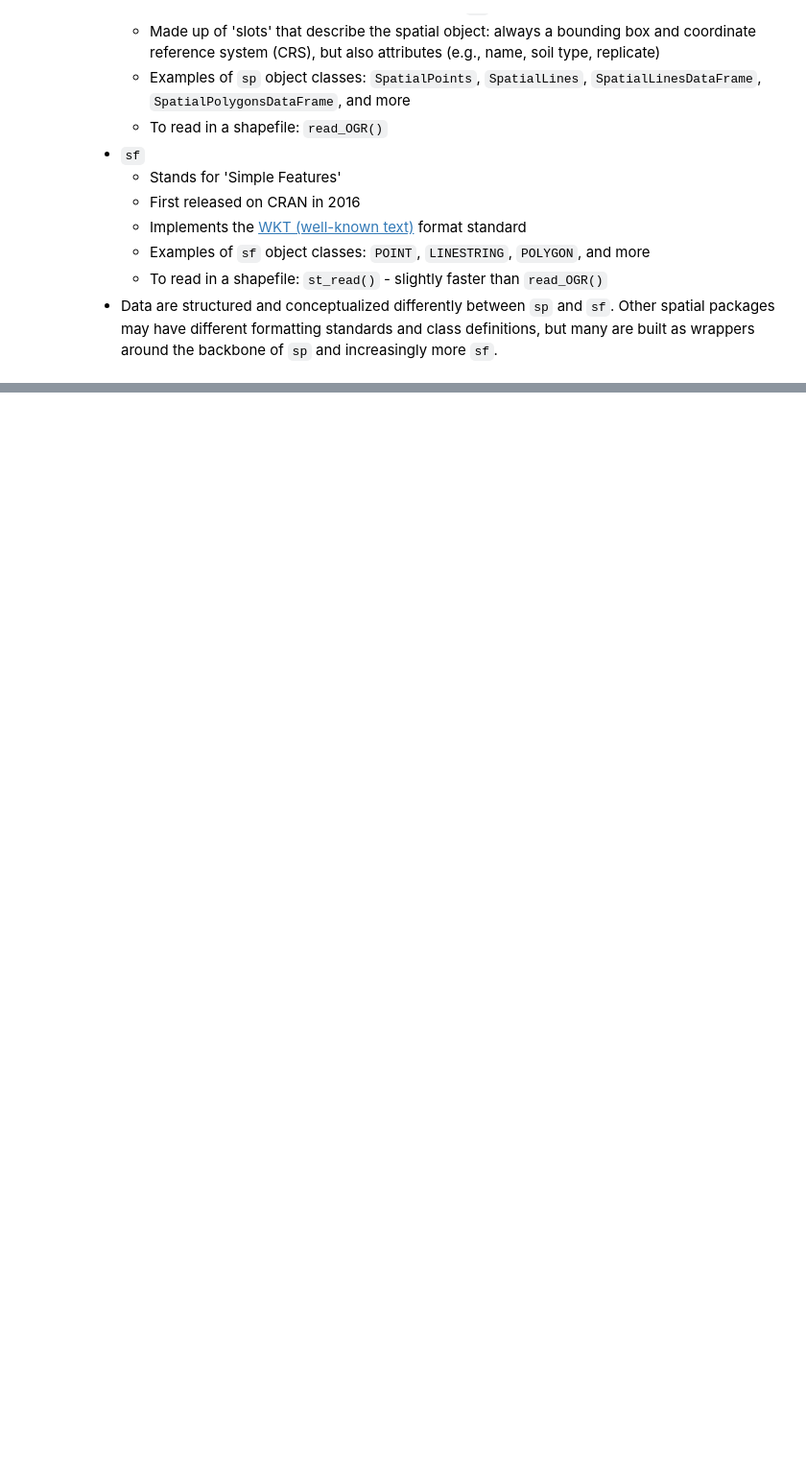
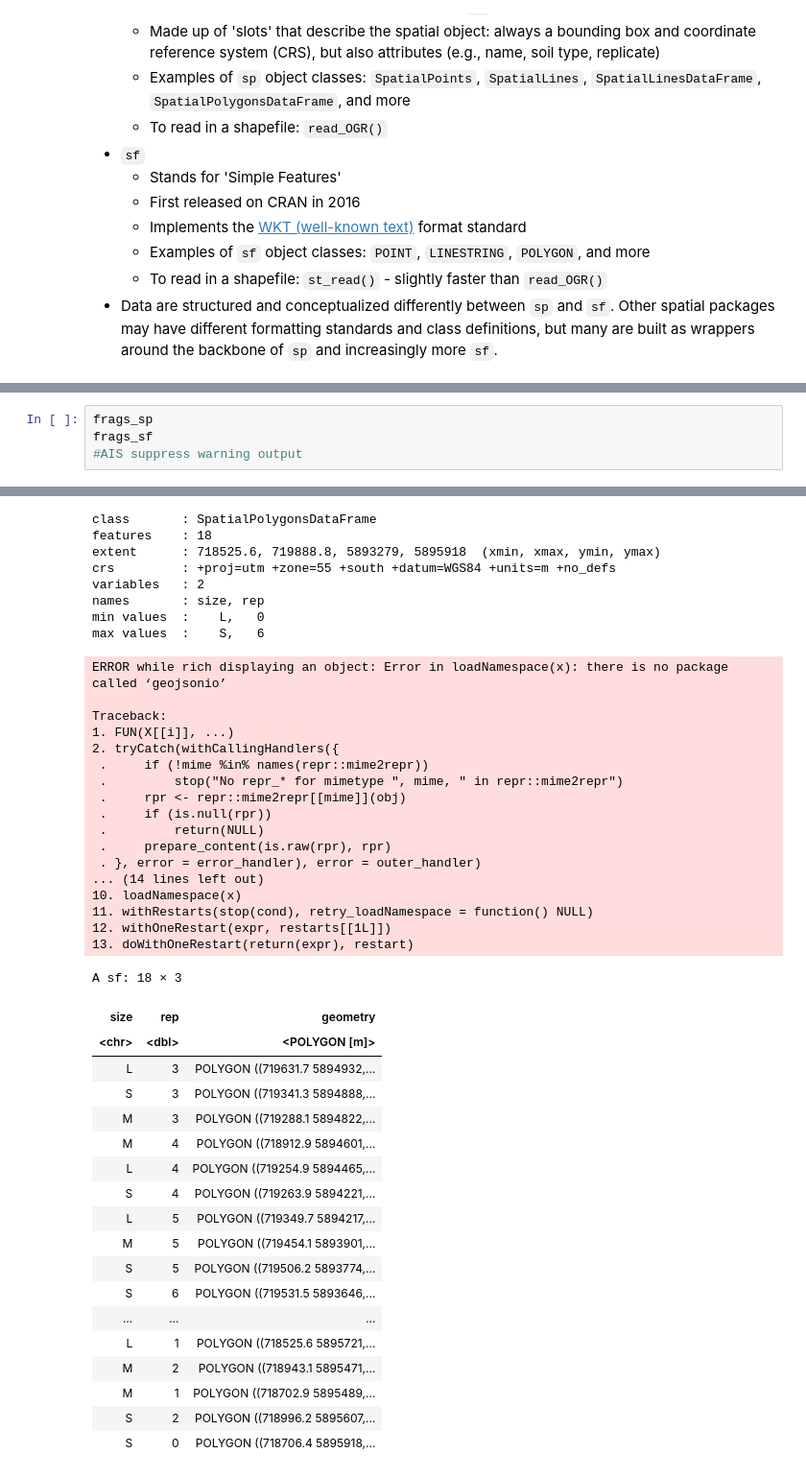
Before and after one commit to annaspiers/spatial-data_mapping_RLadies, a Jupyter notebook: tutorial.ipynb, the cells around one changed output, grey strips where cells are left out. Shown at 96% size. Drawn from its saved outputs; the diff is of its cells as text; blank space fills up the shorter version.

```diff
--- a/tutorial.ipynb
+++ b/tutorial.ipynb
@@ -140,0 +133,5 @@ To do
+# %%
+frags_sp
+frags_sf
+#AIS suppress warning output
+# %% [output]
@@ -140,0 +155,44 @@ To do
+class       : SpatialPolygonsDataFrame
+features    : 18
+extent      : 718525.6, 719888.8, 5893279, 5895918  (xmin, xmax, ymin, ymax)
+crs         : +proj=utm +zone=55 +south +datum=WGS84 +units=m +no_defs
+variables   : 2
+names       : size, rep
+min values  :    L,   0
+max values  :    S,   6
+ERROR while rich displaying an object: Error in loadNamespace(x): there is no package called ‘geojsonio’
+
+Traceback:
+1. FUN(X[[i]], ...)
+2. tryCatch(withCallingHandlers({
+ .     if (!mime %in% names(repr::mime2repr))
+ .         stop("No repr_* for mimetype ", mime, " in repr::mime2repr")
+ .     rpr <- repr::mime2repr[[mime]](obj)
+ .     if (is.null(rpr))
+ .         return(NULL)
+ .     prepare_content(is.raw(rpr), rpr)
+ . }, error = error_handler), error = outer_handler)
+... (14 lines left out)
+10. loadNamespace(x)
+11. withRestarts(stop(cond), retry_loadNamespace = function() NULL)
+12. withOneRestart(expr, restarts[[1L]])
+13. doWithOneRestart(return(expr), restart)
+A sf: 18 × 3
+| size | rep | geometry |
+| <chr> | <dbl> | <POLYGON [m]> |
+| L | 3 | POLYGON ((719631.7 5894932,... |
+| S | 3 | POLYGON ((719341.3 5894888,... |
+| M | 3 | POLYGON ((719288.1 5894822,... |
+| M | 4 | POLYGON ((718912.9 5894601,... |
+| L | 4 | POLYGON ((719254.9 5894465,... |
+| S | 4 | POLYGON ((719263.9 5894221,... |
+| L | 5 | POLYGON ((719349.7 5894217,... |
+| M | 5 | POLYGON ((719454.1 5893901,... |
+| S | 5 | POLYGON ((719506.2 5893774,... |
+| S | 6 | POLYGON ((719531.5 5893646,... |
+| ... | ... | ... |
+| L | 1 | POLYGON ((718525.6 5895721,... |
+| M | 2 | POLYGON ((718943.1 5895471,... |
+| M | 1 | POLYGON ((718702.9 5895489,... |
+| S | 2 | POLYGON ((718996.2 5895607,... |
+| S | 0 | POLYGON ((718706.4 5895918,... |
```
Also changed, not shown: parts of 25 cells of this notebook, 14 other files.
